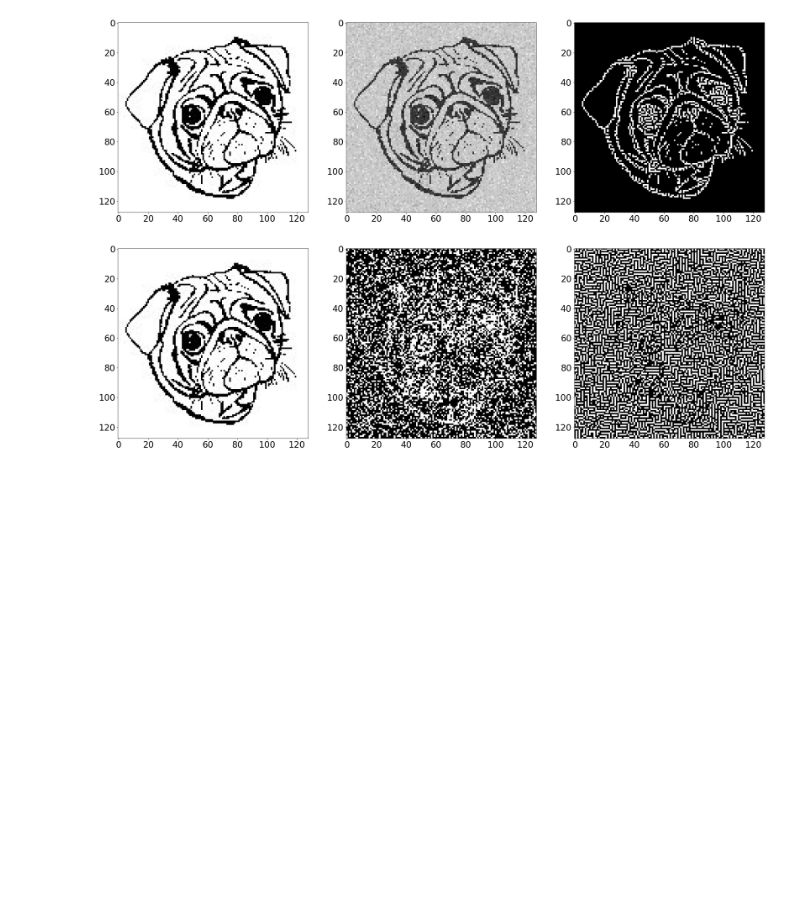
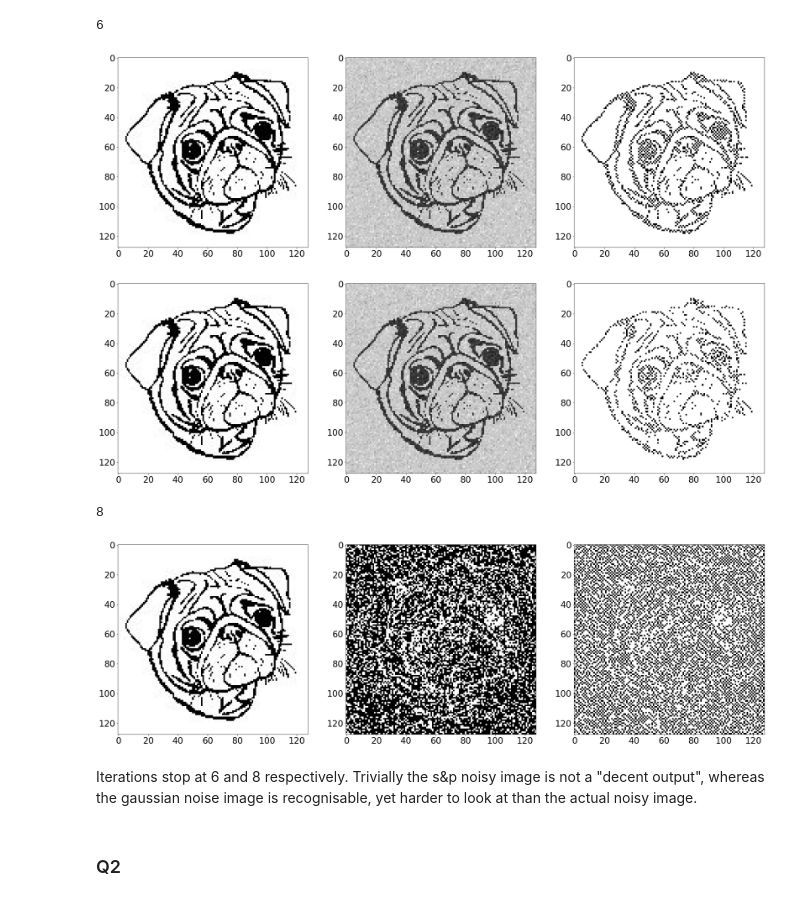
Before and after one commit to Briggybros/Uni-Machine-Learning, a Jupyter notebook: Inference/Inference.ipynb, the cells around one changed output. Drawn from its saved outputs; the diff is of its cells as text; code cells hidden in the pictures; blank space fills up the shorter version.

Commit message:
found number of iterations, added iteration argument, fuck s&p noise

```diff
--- a/Inference/Inference.ipynb
+++ b/Inference/Inference.ipynb
@@ -87,9 +87,9 @@ def neighbours(i, j, M, N, size = 4):
             n = [(i-1,j), (i+1,j), (i,j-1), (i,j+1), (i-1,j-1), (i+1,j-1), (i-1,j+1), (i+1,j+1)]
         return n
 # %%
-def icm(img):
+def icm(img, iterations):
     shape = img.shape
-    NUM_OF_ITER = 50
+    NUM_OF_ITER = iterations
     beta = 1
     eta = 10
     xPrev = np.copy(img)
@@ -98,7 +98,7 @@ def icm(img):
 #     x = np.copy(img)
     for t in range(NUM_OF_ITER):
         for (i, j), x_i in np.ndenumerate(x):
-            neigh = neighbours(i, j, shape[0], shape[1], size=8)
+            neigh = neighbours(i, j, shape[0], shape[1], size=4)
             neigh = list(map((lambda t: x[t[0]][t[1]]), neigh))
             energy1 = - beta * np.sum(1 * neigh) - eta * (1 * img[i][j])
             energy2 = - beta * np.sum(-1 * neigh) - eta * (-1 * img[i][j])
@@ -107,38 +107,46 @@ def icm(img):
             else:
                 x[i][j] = -1
         if (np.array_equal(x, xPrev)):
+            print(t)
             break;
         xPrev = np.copy(x)
 
-    return (x + 1) / 2
+    return (x - 1) / -2
 
-x = icm(im2)
+x = icm(im2, 50)
 
 fig = plt.figure()
 ax = fig.add_subplot(131)
 ax.imshow(im, cmap='gray')
 
 ax2 = fig.add_subplot(132)
 ax2.imshow(im2, cmap='gray')
 
 ax3 = fig.add_subplot(133)
 ax3.imshow(x, cmap='gray')
 
 plt.show()
 
-x2 = icm(im3)
+x2 = icm(im3, 50)
 
 fig = plt.figure()
 ax = fig.add_subplot(131)
 ax.imshow(im, cmap='gray')
 
 ax2 = fig.add_subplot(132)
 ax2.imshow(im3, cmap='gray')
 
 ax3 = fig.add_subplot(133)
 ax3.imshow(x2, cmap='gray')
 
 plt.show()
 # %% [output]
+6
-[figure, old version]
+[figure, new version]
-[figure, old version]
+[figure, new version]
+8
+[figure, added]
+# %% [markdown]
+Iterations stop at 6 and 8 respectively. Trivially the s&p noisy image is not a "decent output", whereas the gaussian noise image is recognisable, yet harder to look at than the actual noisy image.
+# %% [markdown]
+### Q2 ###
```
Also changed, not shown: parts of 1 cell of this notebook.
